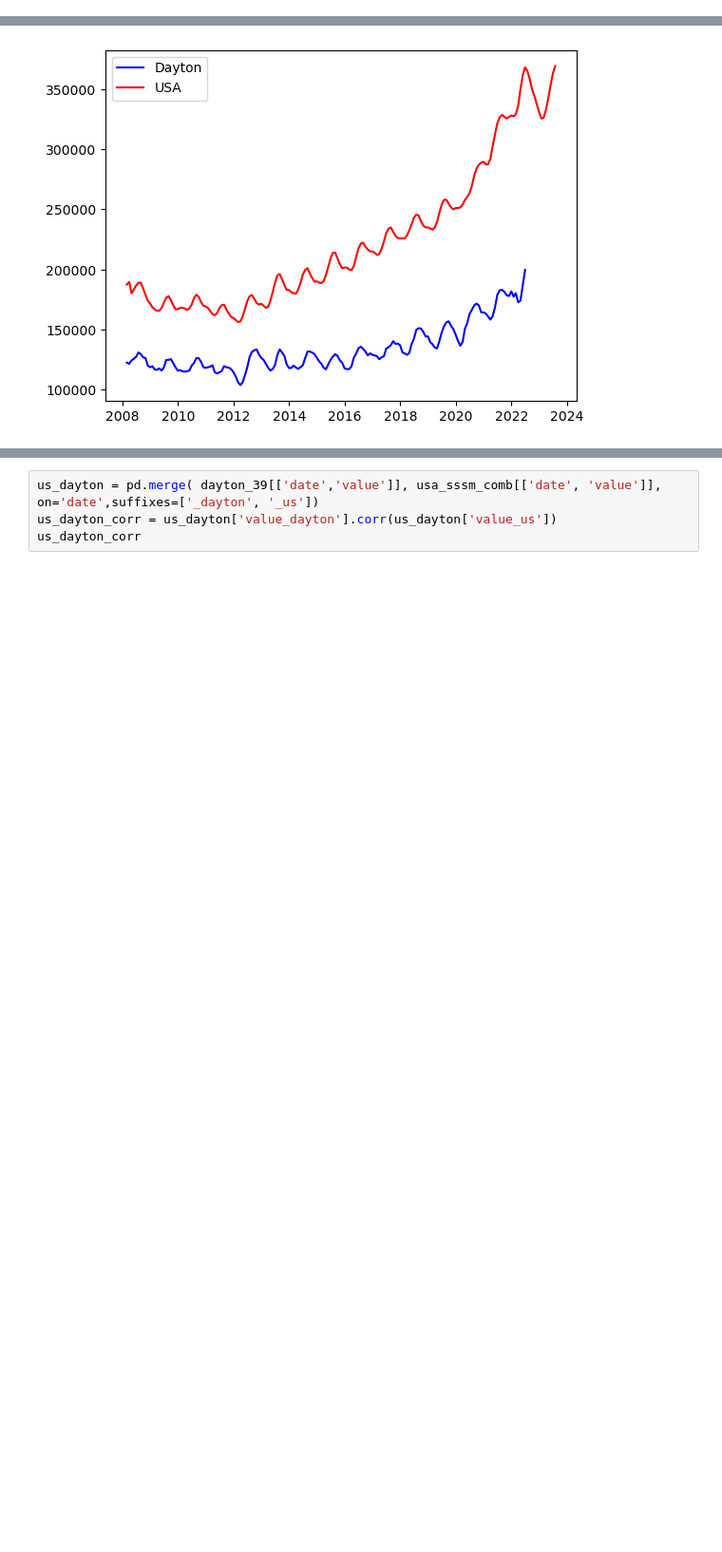
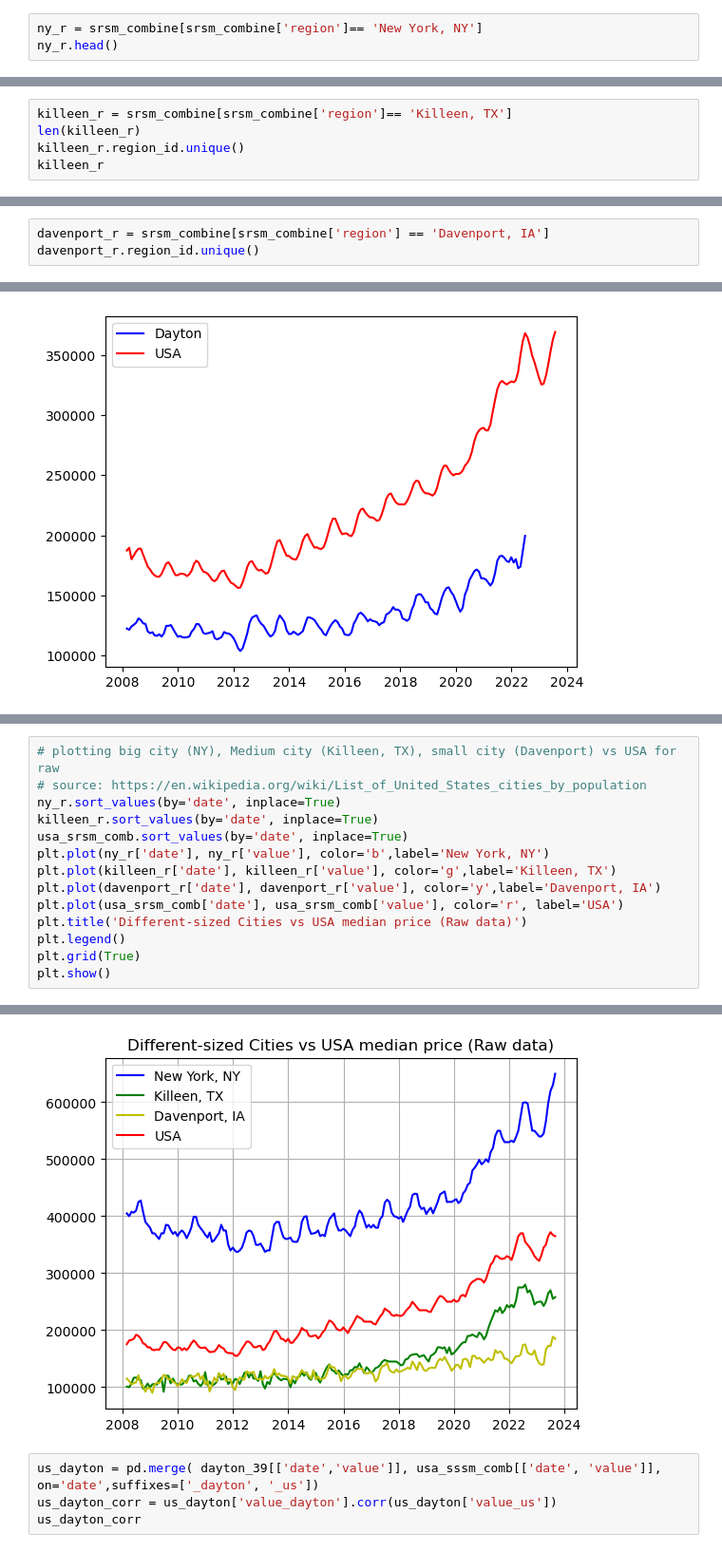
Before and after one commit to wdeen/project-real-estate-analysis, a Jupyter notebook: analysis_jun.ipynb, the cells around one changed output, grey strips where cells are left out. Shown at 95% size. Drawn from its saved outputs; the diff is of its cells as text; blank space fills up the shorter version.

```diff
--- a/analysis_jun.ipynb
+++ b/analysis_jun.ipynb
@@ -802,0 +803,3 @@ dayton_39r.sort_values(by='date').tail()
+# %%
+ny_r = srsm_combine[srsm_combine['region']== 'New York, NY']
+ny_r.head()
@@ -802,0 +813,5 @@ dayton_39r.sort_values(by='date').tail()
+# %%
+killeen_r = srsm_combine[srsm_combine['region']== 'Killeen, TX']
+len(killeen_r)
+killeen_r.region_id.unique()
+killeen_r
@@ -802,0 +832,3 @@ dayton_39r.sort_values(by='date').tail()
+# %%
+davenport_r = srsm_combine[srsm_combine['region'] == 'Davenport, IA']
+davenport_r.region_id.unique()
@@ -840,0 +875,15 @@ See the caveats in the documentation: https://pandas.pydata.org/pandas-docs/stab
+# %%
+# plotting big city (NY), Medium city (Killeen, TX), small city (Davenport) vs USA for raw
+# source: https://en.wikipedia.org/wiki/List_of_United_States_cities_by_population
+ny_r.sort_values(by='date', inplace=True)
+killeen_r.sort_values(by='date', inplace=True)
+usa_srsm_comb.sort_values(by='date', inplace=True)
+plt.plot(ny_r['date'], ny_r['value'], color='b',label='New York, NY')
+plt.plot(killeen_r['date'], killeen_r['value'], color='g',label='Killeen, TX')
+plt.plot(davenport_r['date'], davenport_r['value'], color='y',label='Davenport, IA')
+plt.plot(usa_srsm_comb['date'], usa_srsm_comb['value'], color='r', label='USA')
+plt.title('Different-sized Cities vs USA median price (Raw data)')
+plt.legend()
+plt.grid(True)
+plt.show()
+# %% [output]
@@ -841,3 +902,4 @@ See the caveats in the documentation: https://pandas.pydata.org/pandas-docs/stab
+[figure, added]
 # %%
 us_dayton = pd.merge( dayton_39[['date','value']], usa_sssm_comb[['date', 'value']], on='date',suffixes=['_dayton', '_us'])
 us_dayton_corr = us_dayton['value_dayton'].corr(us_dayton['value_us'])
```
Also changed, not shown: parts of 80 cells of this notebook, 1 other file.
